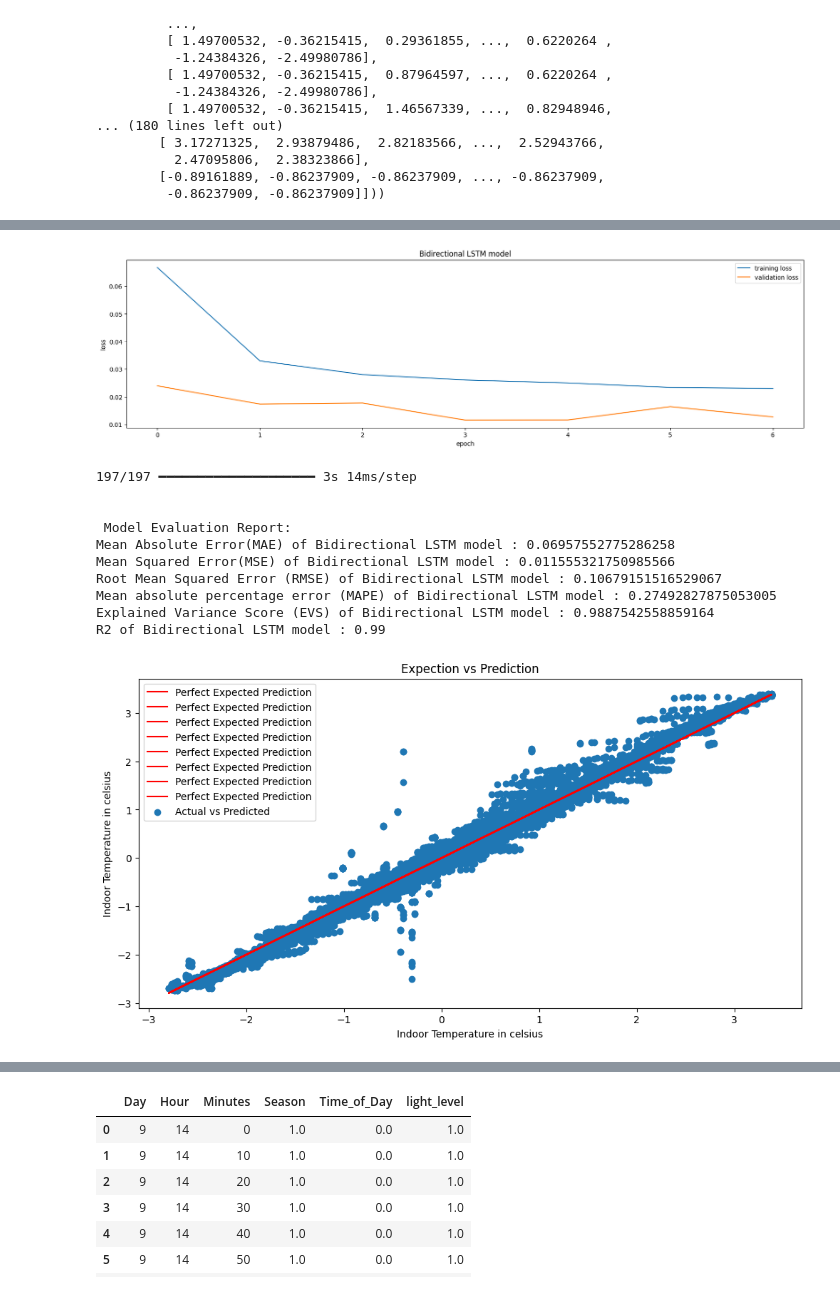
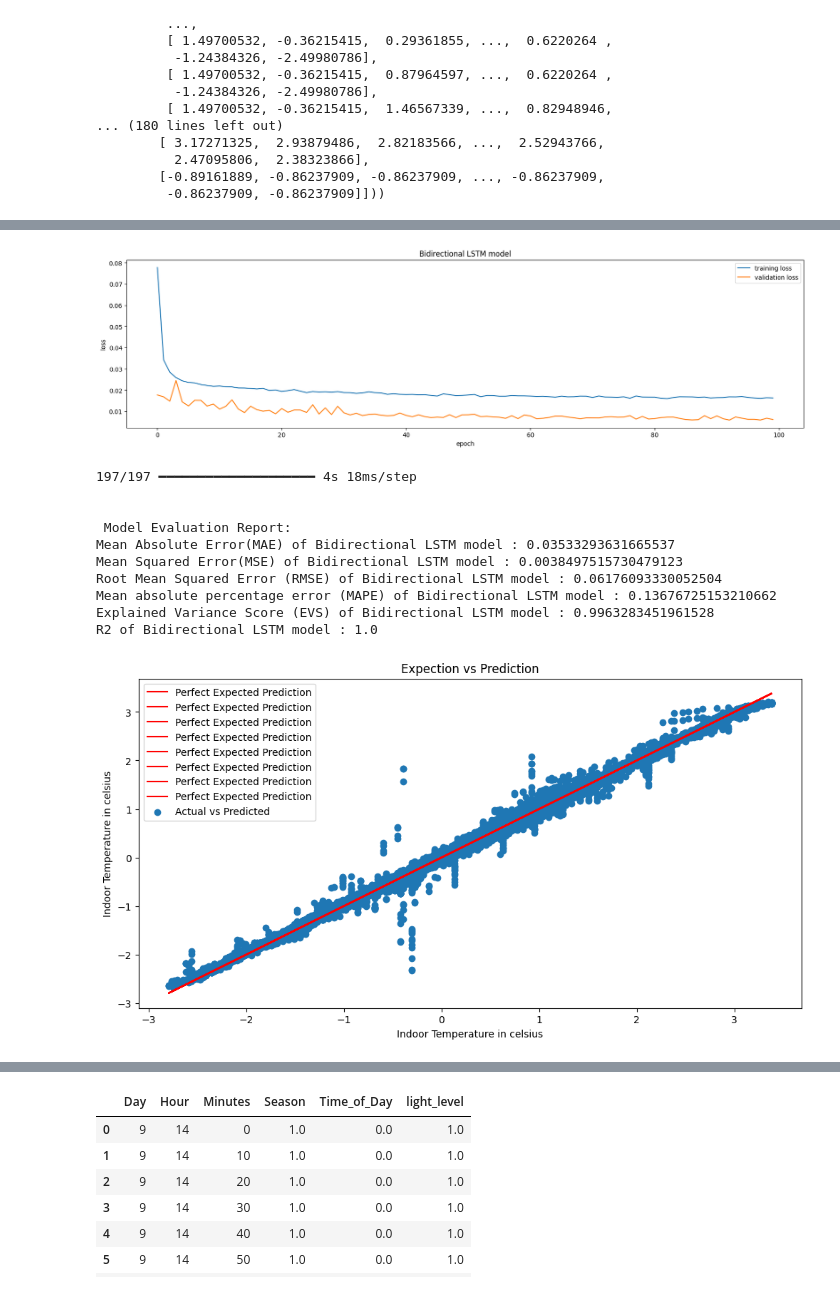
Before and after one commit to peremayolc/UAB_EnergyStudy, a Jupyter notebook: Recommender/recommendersys.ipynb, the cells around one changed output, grey strips where cells are left out. Drawn from its saved outputs; the diff is of its cells as text; code cells hidden in the pictures.

```diff
--- a/Recommender/recommendersys.ipynb
+++ b/Recommender/recommendersys.ipynb
@@ -586,9 +586,9 @@ You must install pydot (`pip install pydot`) for `plot_model` to work.
 def model_train_evaluation(y, X, model, model_name):
     #Model run
     from tensorflow.keras.callbacks import EarlyStopping
-    early_stop = EarlyStopping(monitor='val_loss', mode='min', verbose=1, patience=3)
+    #early_stop = EarlyStopping(monitor='val_loss', mode='min', verbose=1, patience=3)
     #history = model.fit(X_train,y_train, epochs=6,validation_data=(X_val, y_val),callbacks=early_stop)
-    history = model.fit(X_train,y_train, epochs=20,validation_split=0.01, callbacks=early_stop)
+    history = model.fit(X_train,y_train, epochs=100,validation_split=0.01)#, callbacks=early_stop)
     history_frame = pd.DataFrame(history.history)
 
     # model performance plot
@@ -645,15 +647,15 @@ Epoch 7: early stopping
-[figure, old version]
+[figure, new version]
-197/197 ━━━━━━━━━━━━━━━━━━━━ 3s 14ms/step
+197/197 ━━━━━━━━━━━━━━━━━━━━ 4s 18ms/step
 
 
  Model Evaluation Report:
-Mean Absolute Error(MAE) of Bidirectional LSTM model : 0.06957552775286258
-Mean Squared Error(MSE) of Bidirectional LSTM model : 0.011555321750985566
-Root Mean Squared Error (RMSE) of Bidirectional LSTM model : 0.10679151516529067
-Mean absolute percentage error (MAPE) of Bidirectional LSTM model : 0.27492827875053005
-Explained Variance Score (EVS) of Bidirectional LSTM model : 0.9887542558859164
-R2 of Bidirectional LSTM model : 0.99
+Mean Absolute Error(MAE) of Bidirectional LSTM model : 0.03533293631665537
+Mean Squared Error(MSE) of Bidirectional LSTM model : 0.0038497515730479123
+Root Mean Squared Error (RMSE) of Bidirectional LSTM model : 0.06176093330052504
+Mean absolute percentage error (MAPE) of Bidirectional LSTM model : 0.13676725153210662
+Explained Variance Score (EVS) of Bidirectional LSTM model : 0.9963283451961528
+R2 of Bidirectional LSTM model : 1.0
-[figure, old version]
+[figure, new version]
 # %%
 model_train_evaluation(y_val, X_val,uni_model, 'Unidirectional LSTM model')
 # %% [output]
```
Also changed, not shown: parts of 6 cells of this notebook.
